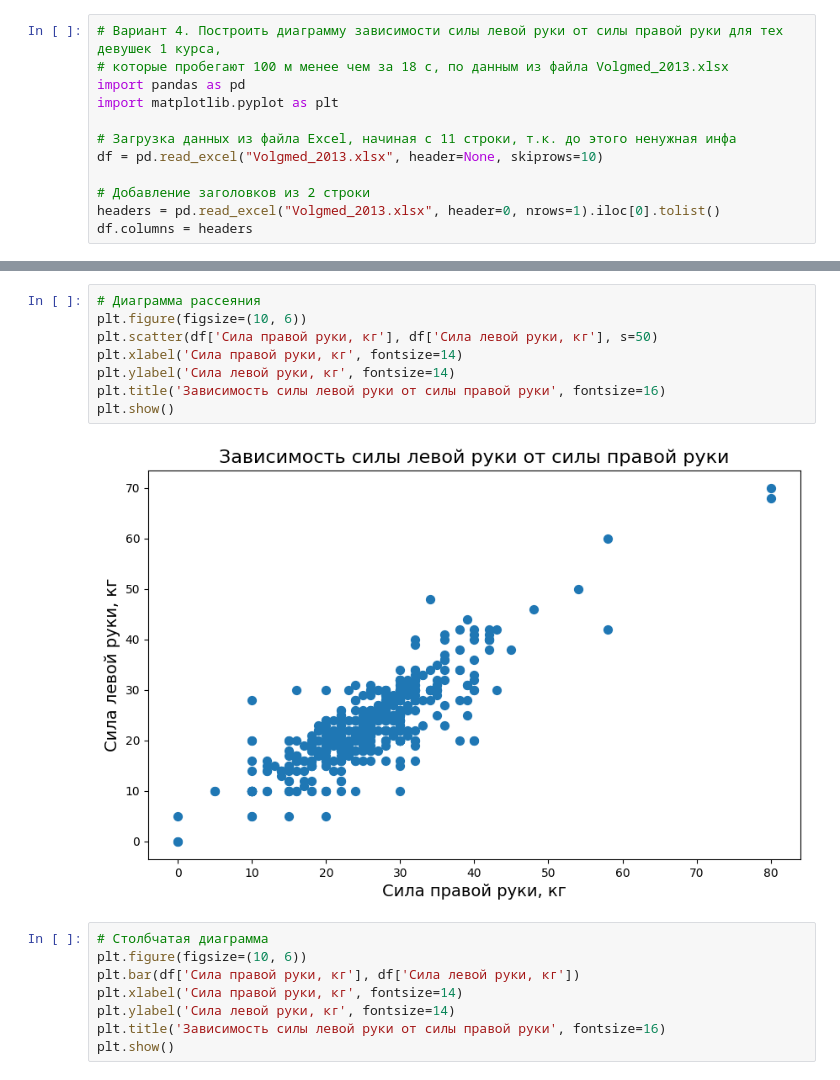
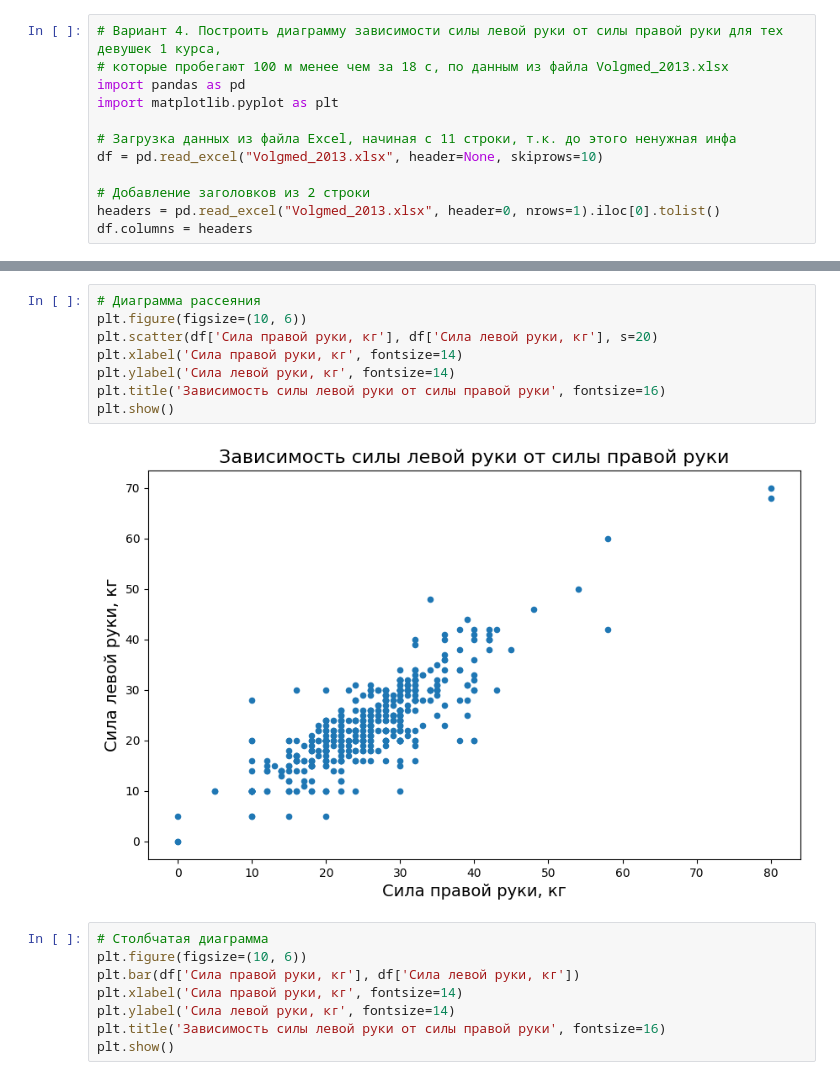
Before and after one commit to MSKteran/data-analysis-python, a Jupyter notebook: GunkoDA-LR3.ipynb, the cells around one changed output, grey strips where cells are left out. Cells and saved outputs as stored; diff of their text form.

```diff
--- a/GunkoDA-LR3.ipynb
+++ b/GunkoDA-LR3.ipynb
@@ -44,13 +44,13 @@ print(df)
 # %%
 # Диаграмма рассеяния
 plt.figure(figsize=(10, 6))
-plt.scatter(df['Сила правой руки, кг'], df['Сила левой руки, кг'], s=50)
+plt.scatter(df['Сила правой руки, кг'], df['Сила левой руки, кг'], s=20)
 plt.xlabel('Сила правой руки, кг', fontsize=14)
 plt.ylabel('Сила левой руки, кг', fontsize=14)
 plt.title('Зависимость силы левой руки от силы правой руки', fontsize=16)
 plt.show()
 # %% [output]
-[figure, old version]
+[figure, new version]
 # %%
 # Столбчатая диаграмма
 plt.figure(figsize=(10, 6))
```
